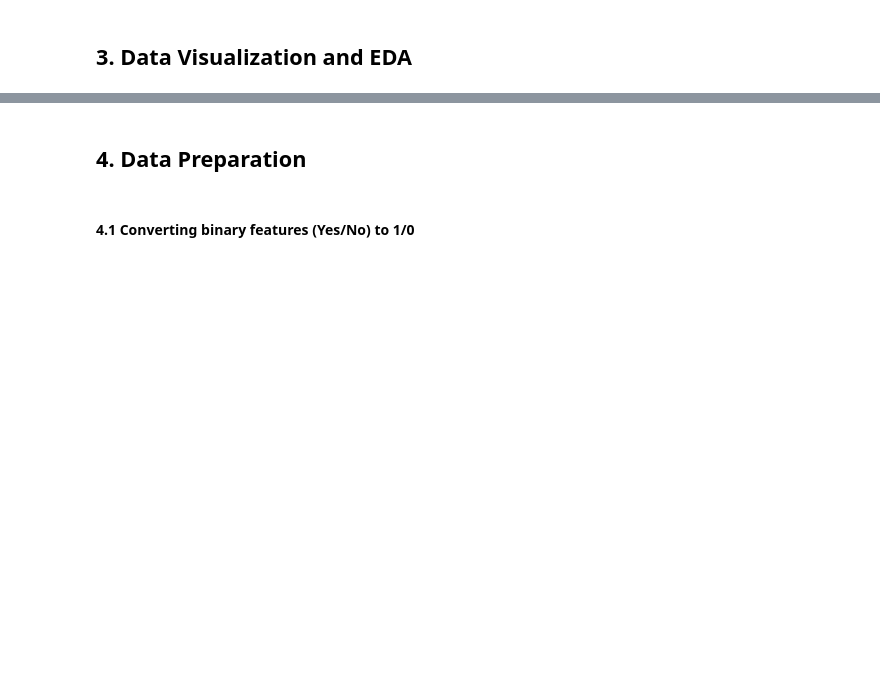
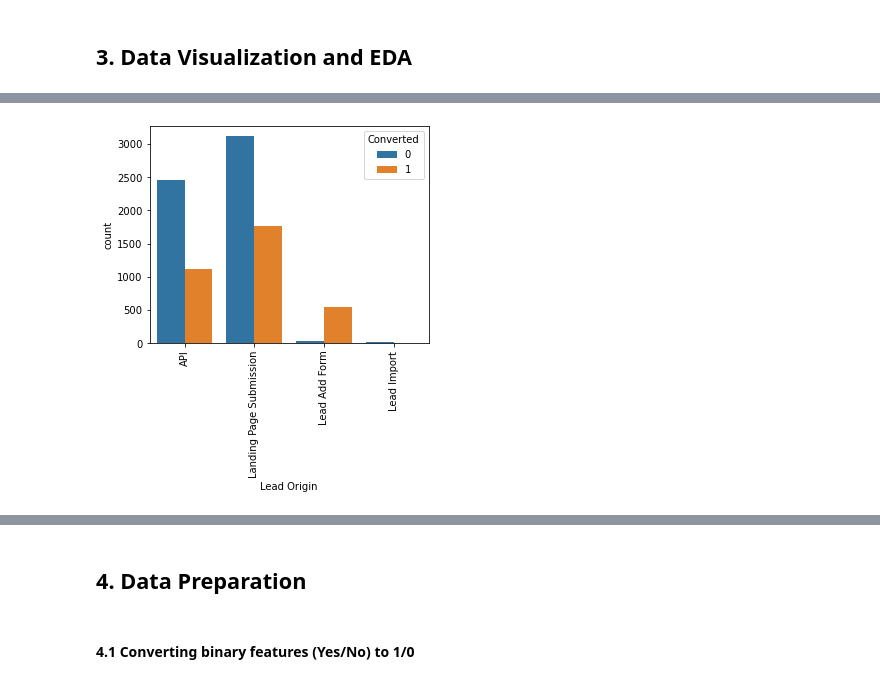
Before and after one commit to aparnakishan/XEducationLeadScore, a Jupyter notebook: LeadScoreXEduCaseStudy.ipynb, the cells around one changed output, grey strips where cells are left out. Cells and saved outputs as stored; diff of their text form; code cells hidden in the pictures; blank space fills up the shorter version.

```diff
--- a/LeadScoreXEduCaseStudy.ipynb
+++ b/LeadScoreXEduCaseStudy.ipynb
@@ -327,0 +389,7 @@ df_lead.head()
+# %%
+plt.figure(figsize=(5,4))
+s1=sns.countplot(df_lead['Lead Origin'], hue=df_lead.Converted)
+s1.set_xticklabels(s1.get_xticklabels(),rotation=90)
+plt.show()
+# %% [output]
+[figure, added]
```
Also changed, not shown: parts of 27 cells of this notebook.
